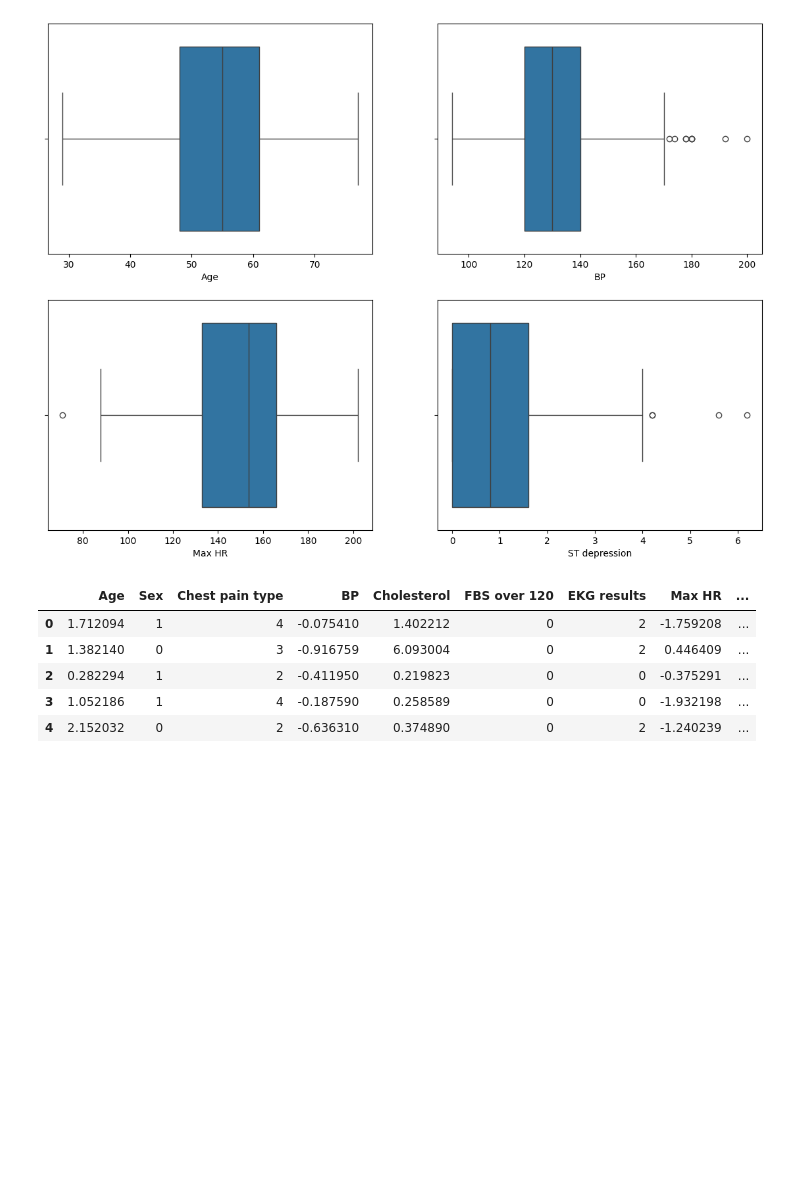
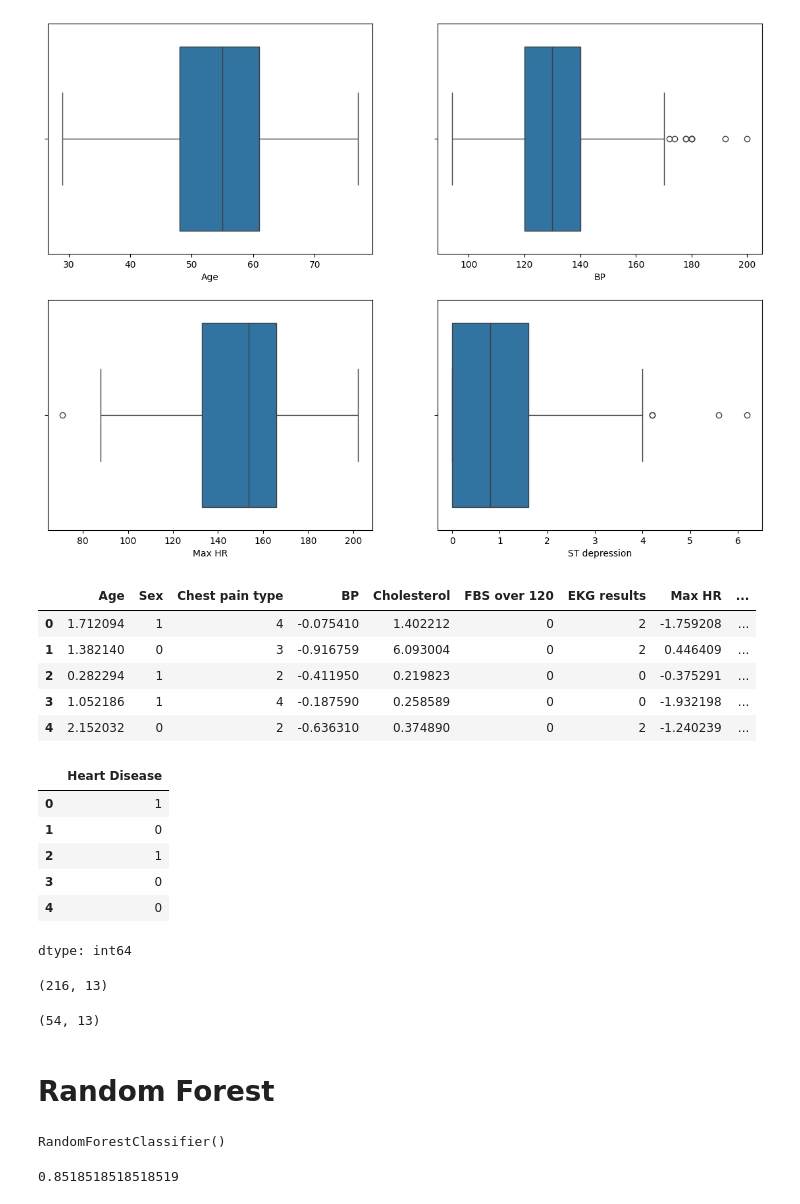
Before and after one commit to Ganeshreddyv123/Advanced-Computer-Science-Masters-Project, a Jupyter notebook: Ganesh_Heart_Disease_Prediction.ipynb, the cells around one changed output. Cells and saved outputs as stored; diff of their text form; code cells hidden in the pictures; blank space fills up the shorter version.

```diff
--- a/Ganesh_Heart_Disease_Prediction.ipynb
+++ b/Ganesh_Heart_Disease_Prediction.ipynb
@@ -193,3 +193,13 @@ x.head()
 | 2 | 0.282294 | 1 | 2 | -0.411950 | 0.219823 | 0 | 0 | -0.375291 | ... |
 | 3 | 1.052186 | 1 | 4 | -0.187590 | 0.258589 | 0 | 0 | -1.932198 | ... |
 | 4 | 2.152032 | 0 | 2 | -0.636310 | 0.374890 | 0 | 2 | -1.240239 | ... |
+# %%
+y.head()
+# %% [output]
+|  | Heart Disease |
+| 0 | 1 |
+| 1 | 0 |
+| 2 | 1 |
+| 3 | 0 |
+| 4 | 0 |
+dtype: int64
@@ -195,0 +208,10 @@ x.head()
+# %%
+x_train.shape
+# %% [output]
+(216, 13)
+# %%
+x_test.shape
+# %% [output]
+(54, 13)
+# %% [markdown]
+# **Random Forest**
@@ -195,0 +220,4 @@ x.head()
+# %%
+rf.fit(x_train, y_train)
+# %% [output]
+RandomForestClassifier()
@@ -195,0 +226,4 @@ x.head()
+# %%
+accuracy_score(y_test, pred_rf)
+# %% [output]
+0.8518518518518519
```
Also changed, not shown: parts of 23 cells of this notebook.
